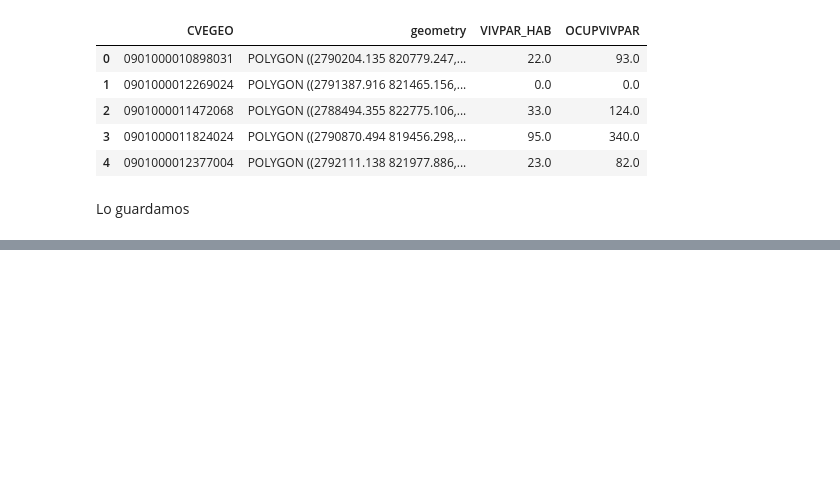
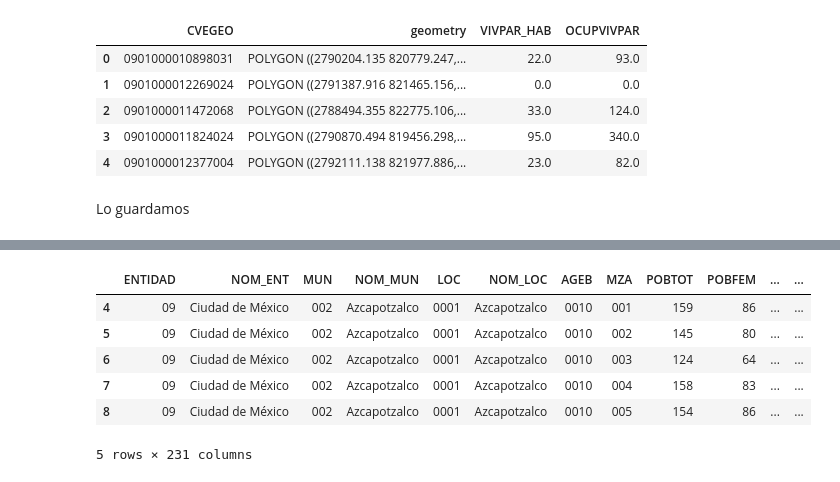
Before and after one commit to CentroGeo/pyLandUseMX, a Jupyter notebook: nbs/fuentes/censo.ipynb, the cells around one changed output, grey strips where cells are left out. Drawn from its saved outputs; the diff is of its cells as text; code cells hidden in the pictures; blank space fills up the shorter version.

```diff
--- a/nbs/fuentes/censo.ipynb
+++ b/nbs/fuentes/censo.ipynb
@@ -52,0 +105,17 @@ manzanas.to_file("../../datos/descargas/manzanas_ejemplo.shp")
+# %%
+# Leemos el archivo
+pth = os.path.abspath(os.path.join(DOWNLOADS_PATH, 'conjunto_de_datos_ageb_urbana_09_cpv2020.zip'))
+censo_cdmx = pd.read_csv(pth, dtype={"ENTIDAD":str, "MUN": str, "LOC":str, "AGEB":str, "MZA": str})
+# Nos quedamos sólo con las filas que tienen datos de manzanas (no localidad, agebs, etc)
+censo_cdmx = censo_cdmx.loc[censo_cdmx['MZA'] != '000']
+# Construimos la cvegeo de las manzanas
+censo_cdmx['CVEGEO'] = censo_cdmx['ENTIDAD'] + censo_cdmx['MUN'] + censo_cdmx['LOC'] + censo_cdmx['AGEB'] + censo_cdmx['MZA']
+censo_cdmx.head()
+# %% [output]
+|  | ENTIDAD | NOM_ENT | MUN | NOM_MUN | LOC | NOM_LOC | AGEB | MZA | POBTOT | POBFEM | ... | ... |
+| 4 | 09 | Ciudad de México | 002 | Azcapotzalco | 0001 | Azcapotzalco | 0010 | 001 | 159 | 86 | ... | ... |
+| 5 | 09 | Ciudad de México | 002 | Azcapotzalco | 0001 | Azcapotzalco | 0010 | 002 | 145 | 80 | ... | ... |
+| 6 | 09 | Ciudad de México | 002 | Azcapotzalco | 0001 | Azcapotzalco | 0010 | 003 | 124 | 64 | ... | ... |
+| 7 | 09 | Ciudad de México | 002 | Azcapotzalco | 0001 | Azcapotzalco | 0010 | 004 | 158 | 83 | ... | ... |
+| 8 | 09 | Ciudad de México | 002 | Azcapotzalco | 0001 | Azcapotzalco | 0010 | 005 | 154 | 86 | ... | ... |
+5 rows × 231 columns
```
Also changed, not shown: parts of 21 cells of this notebook.
